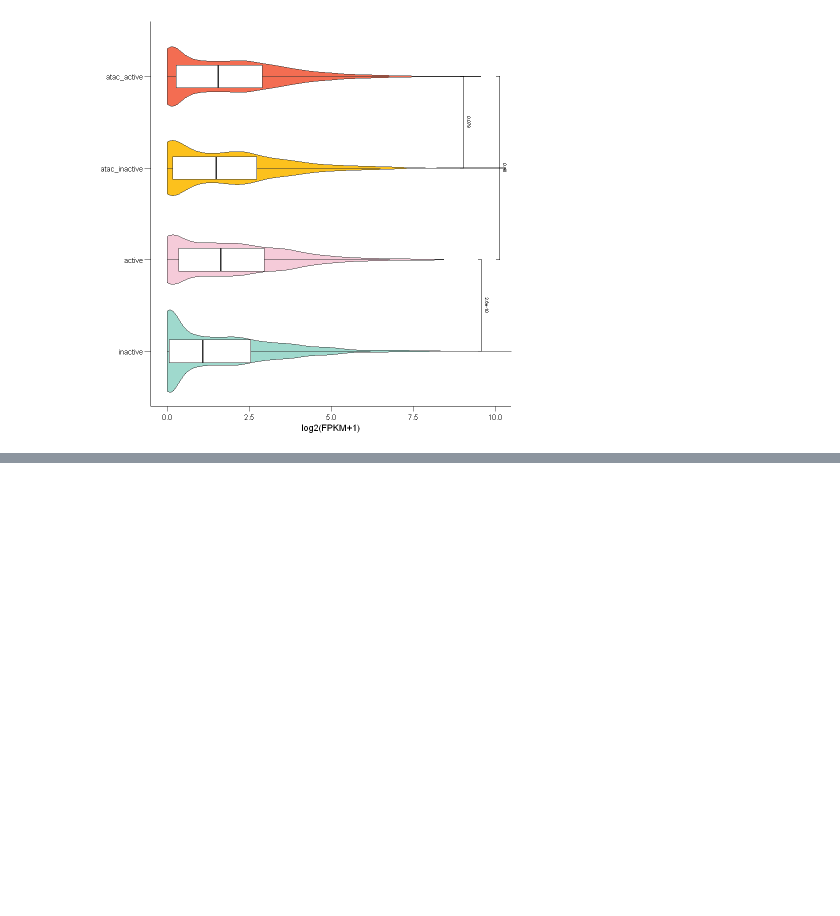
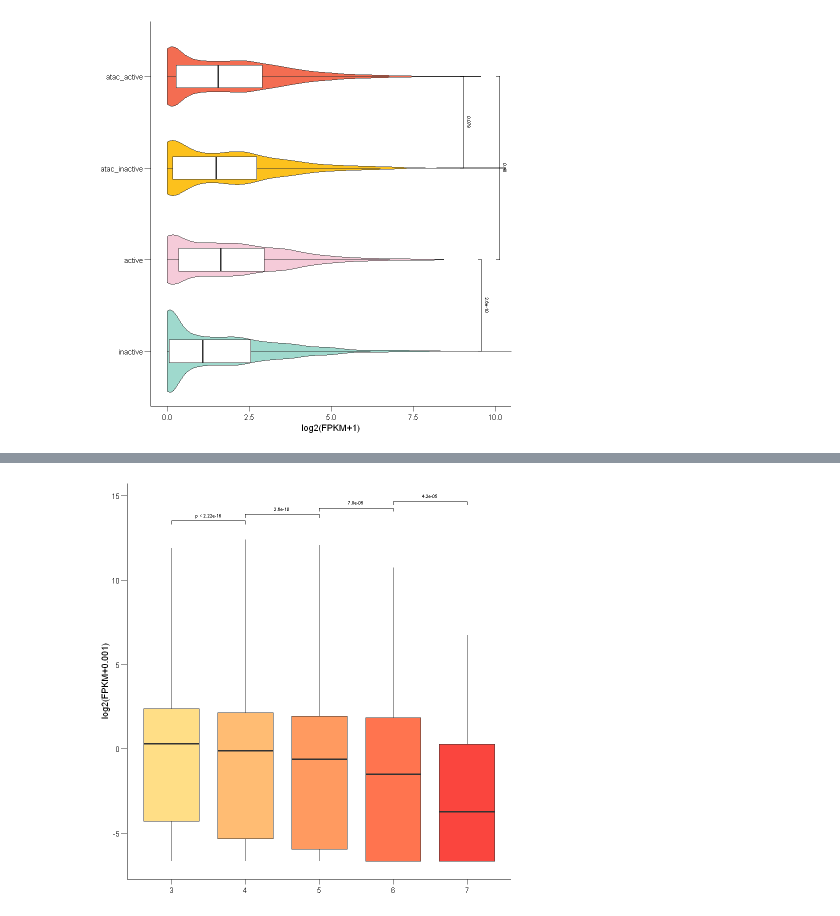
Before and after one commit to Nuturetree/VS_code_program, a Jupyter notebook: R/TM-1_leaf_3Dgenome/boxplot.ipynb, the cells around one changed output, grey strips where cells are left out. Cells and saved outputs as stored; diff of their text form; code cells hidden in the pictures; blank space fills up the shorter version.

```diff
--- a/R/TM-1_leaf_3Dgenome/boxplot.ipynb
+++ b/R/TM-1_leaf_3Dgenome/boxplot.ipynb
@@ -65,0 +125,25 @@ ggsave(plot =fg, filename = 'gene_enhancer_regulation_promoter_2k.pdf', height =
+# %%
+## 分析TAD cliques 所包含的基因表达量
+rm(list = ls())
+setwd('F:/TM-1_leaf_3D-genome/HiC/TAD/Cliques/method2')
+library(ggplot2)
+library(ggpubr)
+df <- read.csv('all_TAD_cliques_gene_fpkm.txt', sep = '\t', header = T)
+df_need <- df[df$cliques>2,]
+compaired <- list(c('3', '4'),  c('4', '5'), c('5', '6'), c('6', '7'))
+fg <- ggplot(df_need, aes(x=as.factor(cliques), y=log2(FPKM+0.01), fill=cliques))+
+geom_boxplot(outlier.colour = NA, notch=FALSE)+
+labs(x=NULL, y='log2(FPKM+0.001)')+
+theme(panel.background = element_blank(),
+     panel.grid = element_blank(),
+     axis.line=element_line(linetype=1),
+     legend.position='none',
+     axis.ticks.length = unit(0.25, 'cm'),
+     axis.text = element_text(color='black')
+     ) +
+     scale_fill_gradient(low = "#FFDE86",high = "#FA453E")+
+     geom_signif(comparisons = compaired, step_increase = 0.02,test =wilcox.test, tip_length=0.01, textsize = 2)
+fg
+ggsave(plot =fg, filename = 'all_TAD_cliques_gene_fpkm.pdf', height =3.5, width = 3)
+# %% [output]
+[figure, added]
```
Also changed, not shown: parts of 3 cells of this notebook, 19 other files.
